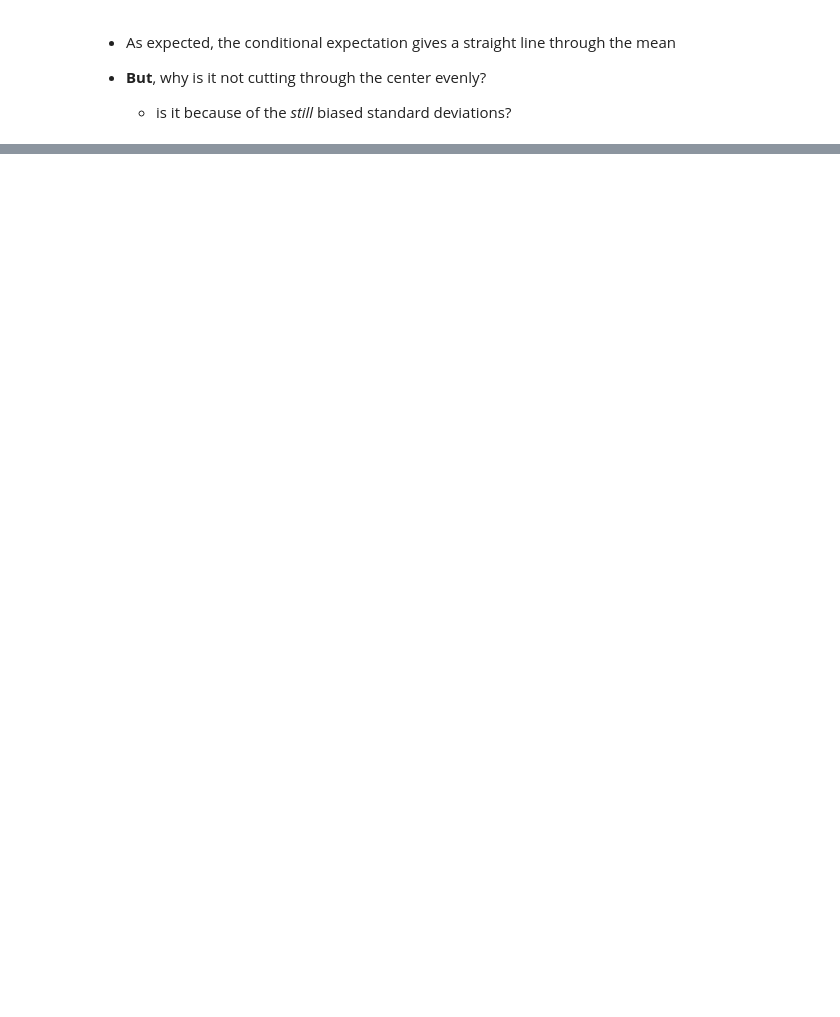
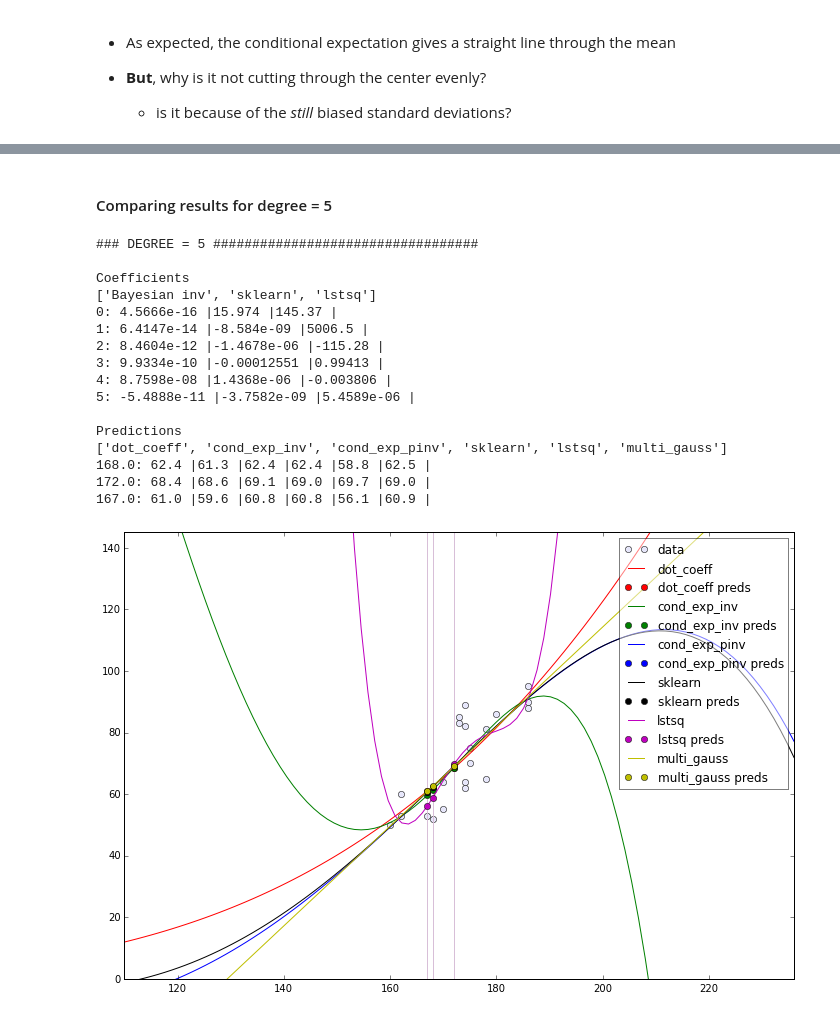
Before and after one commit to motjuste/patt-rex, a Jupyter notebook: project-02-demo.ipynb, the cells around one changed output, grey strips where cells are left out. Saved outputs shown, nothing was run; the diff lists cells and outputs as text; code cells hidden in the pictures; blank space fills up the shorter version.

```diff
--- a/project-02-demo.ipynb
+++ b/project-02-demo.ipynb
@@ -306,0 +363,2 @@ Predictions
+# %% [markdown]
+#### Comparing results for degree = 5
@@ -306,0 +487,20 @@ Predictions
+# %%
+demo_3(hn, wn, hu, 5)
+# %% [output]
+### DEGREE = 5 ##################################
+
+Coefficients
+['Bayesian inv', 'sklearn', 'lstsq']
+0: 4.5666e-16 |15.974 |145.37 |
+1: 6.4147e-14 |-8.584e-09 |5006.5 |
+2: 8.4604e-12 |-1.4678e-06 |-115.28 |
+3: 9.9334e-10 |-0.00012551 |0.99413 |
+4: 8.7598e-08 |1.4368e-06 |-0.003806 |
+5: -5.4888e-11 |-3.7582e-09 |5.4589e-06 |
+
+Predictions
+['dot_coeff', 'cond_exp_inv', 'cond_exp_pinv', 'sklearn', 'lstsq', 'multi_gauss']
+168.0: 62.4 |61.3 |62.4 |62.4 |58.8 |62.5 |
+172.0: 68.4 |68.6 |69.1 |69.0 |69.7 |69.0 |
+167.0: 61.0 |59.6 |60.8 |60.8 |56.1 |60.9 |
+[figure, added]
```
Also changed, not shown: parts of 23 cells of this notebook, 1 other file.
